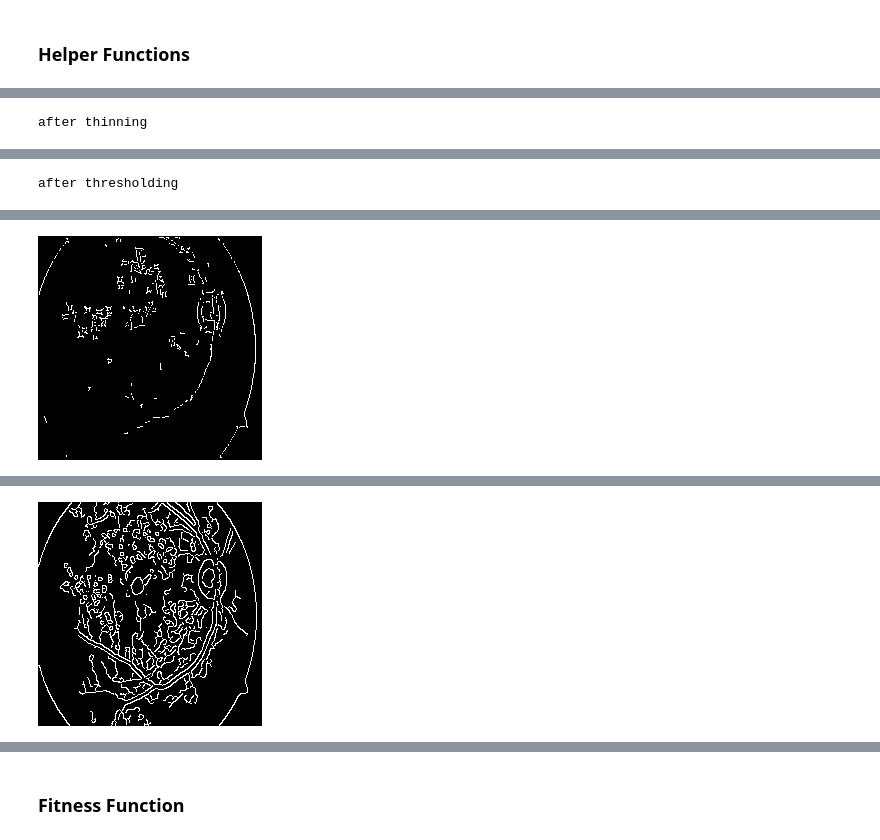
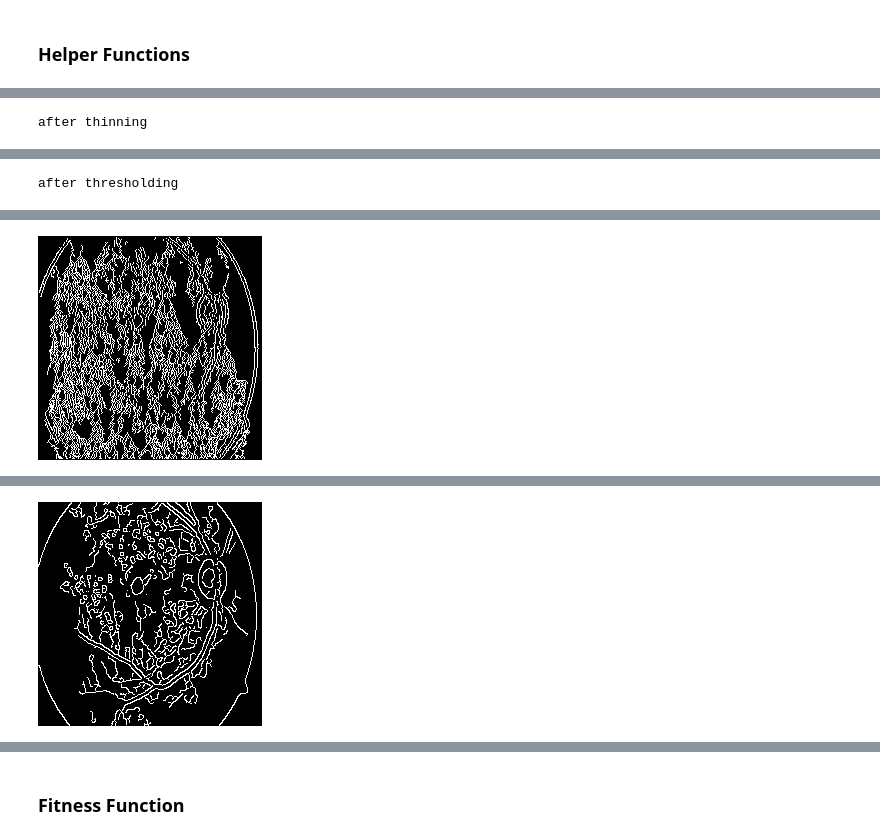
Before and after one commit to JsteReubsSoftware/COS791-Assignment1, a Jupyter notebook: u21457060_COS791_A1.ipynb, the cells around one changed output, grey strips where cells are left out. Cells and saved outputs as stored; diff of their text form; code cells hidden in the pictures.

```diff
--- a/u21457060_COS791_A1.ipynb
+++ b/u21457060_COS791_A1.ipynb
@@ -448,7 +462,7 @@ def apply_non_max_suppression(gradient_magnitude, gradient_direction):
     for row in range(1, rows-1):
         for col in range(1, cols-1):
             # Initialize placeholders for neighboring pixels
-            neighbor1, neighbor2 = 1, 1
+            neighbor1, neighbor2 = 255, 255
 
             angle = angles[row, col]
 
@@ -561,2 +595,15 @@ def apply_gradient_directional_analysis(thresholded_edges, gradient_magnitude, g
 
     return linked_edges
+# %%
+def sobel_edge_detector(image, ksize):
+    # Apply Sobel operator
+    sobel_x = cv2.Sobel(image, cv2.CV_64F, 1, 0, ksize=ksize)
+    sobel_y = cv2.Sobel(image, cv2.CV_64F, 0, 1, ksize=ksize)
+
+    # Calculate gradient magnitude
+    magnitude = np.sqrt(sobel_x**2 + sobel_y**2)
+
+    # Calculate gradient direction
+    direction = np.arctan2(sobel_y, sobel_x)  # radian values
+
+    return magnitude, direction
@@ -723,14 +761,24 @@ Region Growing: 0.3709709644317627
 img = gray_images[0]
 # remove noise
 img = cv2.GaussianBlur(img, (3, 3), sigmaX=0.5, sigmaY=0.5)
-gradient_magnitude, gradient_direction = apply_prewitt(img)
+
+# Apply the Laplacian operator
+laplacian_img = cv2.Laplacian(img, cv2.CV_64F, ksize=3)
+
+# Convert to unsigned 8-bit integer for visualization
+laplacian_img = cv2.convertScaleAbs(laplacian_img)
+
+# Approximate gradient magnitude and direction
+gradient_magnitude = np.abs(laplacian_img)
+# direction in radians
+gradient_direction = np.arctan2(laplacian_img, np.ones_like(laplacian_img))
+print('after gradient')
 
 # apply thinning
-print('before thinning')
-cv2_imshow(gradient_magnitude)
-
+cv2_imshow(laplacian_img)
 thinning_img = apply_non_max_suppression(gradient_magnitude, gradient_direction)
 print('after thinning')
+
 cv2_imshow(thinning_img)
 
 if thinning_img.dtype != np.uint8:
@@ -742,20 +790,13 @@ _, bin_thresh = cv2.threshold(thinning_img, 10, 255, cv2.THRESH_BINARY)
 double_thresh = threshold(thinning_img, 50, 255)
 thresh = apply_hysteresis(double_thresh, 50, 255)
 
+print('after thresholding')
+
 # Display the thresholded image
-print('after thresholding')
 cv2_imshow(bin_thresh)
 cv2_imshow(thresh)
 
-# # calculate metrics
-mse, psnr, ssim, sift_sim_score = calculate_metrics(canny_ref_imgs[0], bin_thresh)
-print('Prewitt/Bin scores:', mse, psnr, ssim, sift_sim_score)
-
-mse, psnr, ssim, sift_sim_score = calculate_metrics(canny_ref_imgs[0], thresh)
-print('Prewitt/Hyst scores:', mse, psnr, ssim, sift_sim_score)
-
-# linking['method'] == 'region_growing'
-# edges = np.where(thresh > 0)
+# edges = np.where(bin_thresh > 0)
 # num_seed_points = 5
 # # Ensure there are enough edge pixels to choose from
 # if len(edges[0]) >= num_seed_points:
@@ -770,25 +811,38 @@ print('Prewitt/Hyst scores:', mse, psnr, ssim, sift_sim_score)
 # # cv2_imshow(output_img)
 
 # # Choose a seed point
+# seeds = [(100, 100), (200, 200)]
 # # Apply region growing
-seeds = [(100, 100)]
-segmented_image = region_growing(thresh, seeds, threshold=0.9)
-bin_segmented_image = region_growing(bin_thresh, seeds, threshold=0.9)
+# seeds = np.argwhere(bin_thresh == 255)
+# segmented_image = region_growing(bin_thresh, seeds, threshold=0.03)
+# seeds = np.argwhere(thresh == 255)
+# bin_segmented_image = region_growing(thresh, seeds, threshold=0.03)
 # # Convert to 8-bit unsigned integer
 # # segmented_image = (segmented_image * 255).astype(np.uint8)
 # # # convert black to white and white to black
 # # segmented_image = cv2.bitwise_not(segmented_image)
-segmented_image[segmented_image == 0] = 255
-segmented_image[segmented_image == 1] = 0
-bin_segmented_image[bin_segmented_image == 0] = 255
-bin_segmented_image[bin_segmented_image == 1] = 0
+# segmented_image[segmented_image == 1] = 255
+# bin_segmented_image[bin_segmented_image == 1] = 255
+# segmented_image[segmented_image == 1] = 0
 
-# linked_edges = apply_gradient_directional_analysis(thresh, gradient_magnitude, gradient_direction, 35.5)
-# output_img = np.zeros_like(thresh)
+# apply gradient directional analysis
+linked_edges = apply_gradient_directional_analysis(bin_thresh, gradient_magnitude, gradient_direction, 22.5)
+# output_img = np.zeros_like(bin_thresh)
 # output_img[linked_edges > 0] = 255
 
+# apply hough
+# segmented_image = hough_transform_linking(thresh, 5, 0.1, 2)
+# bin_segmented_image = hough_transform_linking(bin_thresh, 5, 0.1, 2)
+
 # Display the segmented image
+cv2_imshow(linked_edges)
 cv2_imshow(bin_segmented_image)
-cv2_imshow(segmented_image)
 cv2_imshow(canny_ref_imgs[0])
+
+# metrics
+mse, psnr, ssim, sift_sim_score = calculate_metrics(canny_ref_imgs[0], bin_segmented_image)
+print('Hough/Bin scores:', mse, psnr, ssim, sift_sim_score)
+
+mse, psnr, ssim, sift_sim_score = calculate_metrics(canny_ref_imgs[0], segmented_image)
+print('Hough/Hyst scores:', mse, psnr, ssim, sift_sim_score)
 # %% [output]
@@ -802 +856 @@ after thresholding
-[figure, old version]
+[figure, new version]
```
Also changed, not shown: parts of 19 cells of this notebook.
